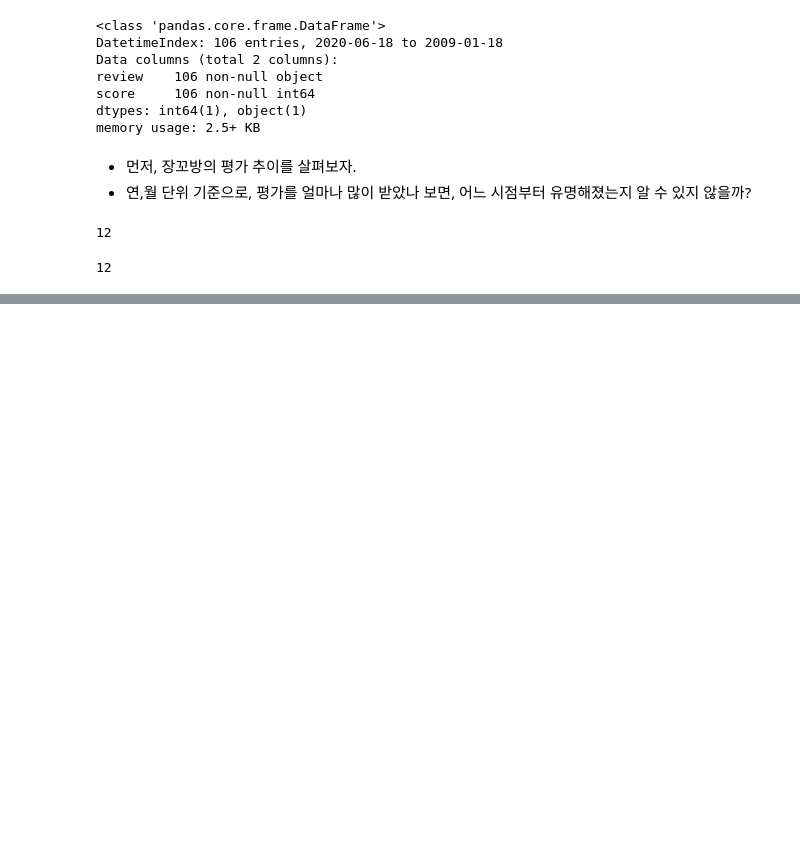
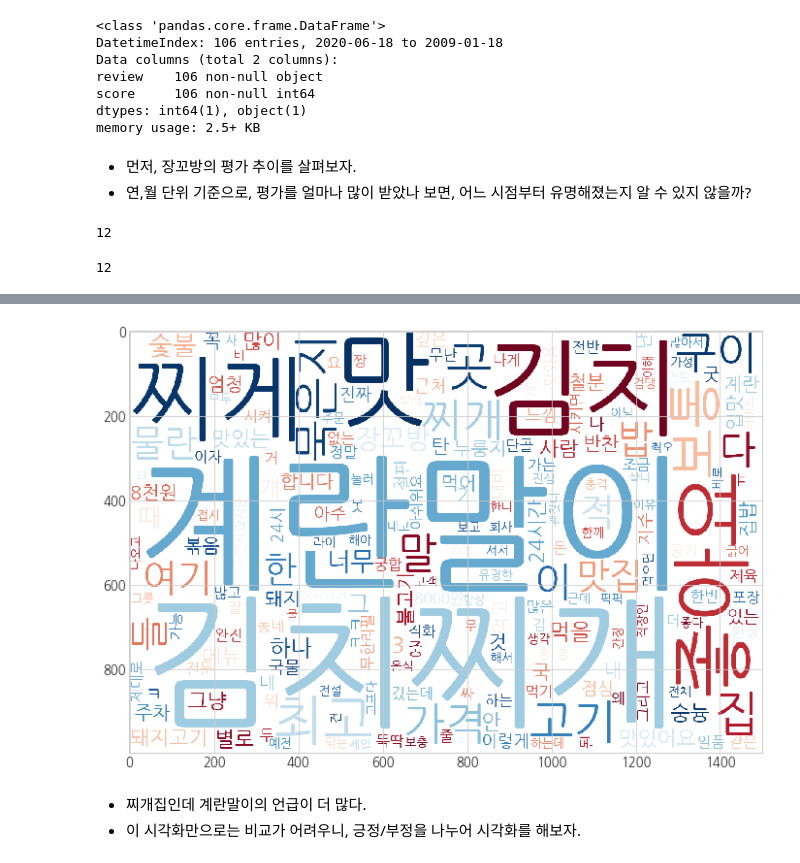
Before and after one commit to Sean-Parkk/playdata_miniproject, a Jupyter notebook: 귀여운펭귄처럼_분석.ipynb, the cells around one changed output, grey strips where cells are left out. Saved outputs shown, nothing was run; the diff lists cells and outputs as text; code cells hidden in the pictures; blank space fills up the shorter version.

Commit message:
Add wordcloud

```diff
--- a/귀여운펭귄처럼_분석.ipynb
+++ b/귀여운펭귄처럼_분석.ipynb
@@ -582,0 +576,7 @@ plt.show()
+# %%
+from konlpy.tag import Okt
+okt = Okt()
+# %%
+sentences = []
+for cp in tqdm_notebook(review_jgb.review):
+    sentences.append(okt.pos(cp))
@@ -582,0 +607,6 @@ plt.show()
+# %%
+words = []
+for sentence in tqdm_notebook(sentences):
+    for word, tag in sentence:
+        if tag not in ['Josa', 'Punctuation']:
+            words.append(word)
@@ -582,0 +615,17 @@ plt.show()
+# %%
+from wordcloud import WordCloud
+def makeWordcloud(words, cmap='RdBu', title=None):
+    wordcloud = WordCloud(font_path='C:/Windows/Fonts/NanumGothic.ttf', background_color='white',
+                          width=1500, colormap=cmap, height=1000).generate_from_frequencies(words)
+    plt.figure(figsize=(15, 8))
+    plt.title(title)
+    plt.imshow(wordcloud)
+# %%
+from collections import Counter
+countword = Counter(words)
+makeWordcloud(countword)
+# %% [output]
+[figure, added]
+# %% [markdown]
+* 찌개집인데 계란말이의 언급이 더 많다.
+* 이 시각화만으로는 비교가 어려우니, 긍정/부정을 나누어 시각화를 해보자.
```
Also changed, not shown: parts of 13 cells of this notebook.
